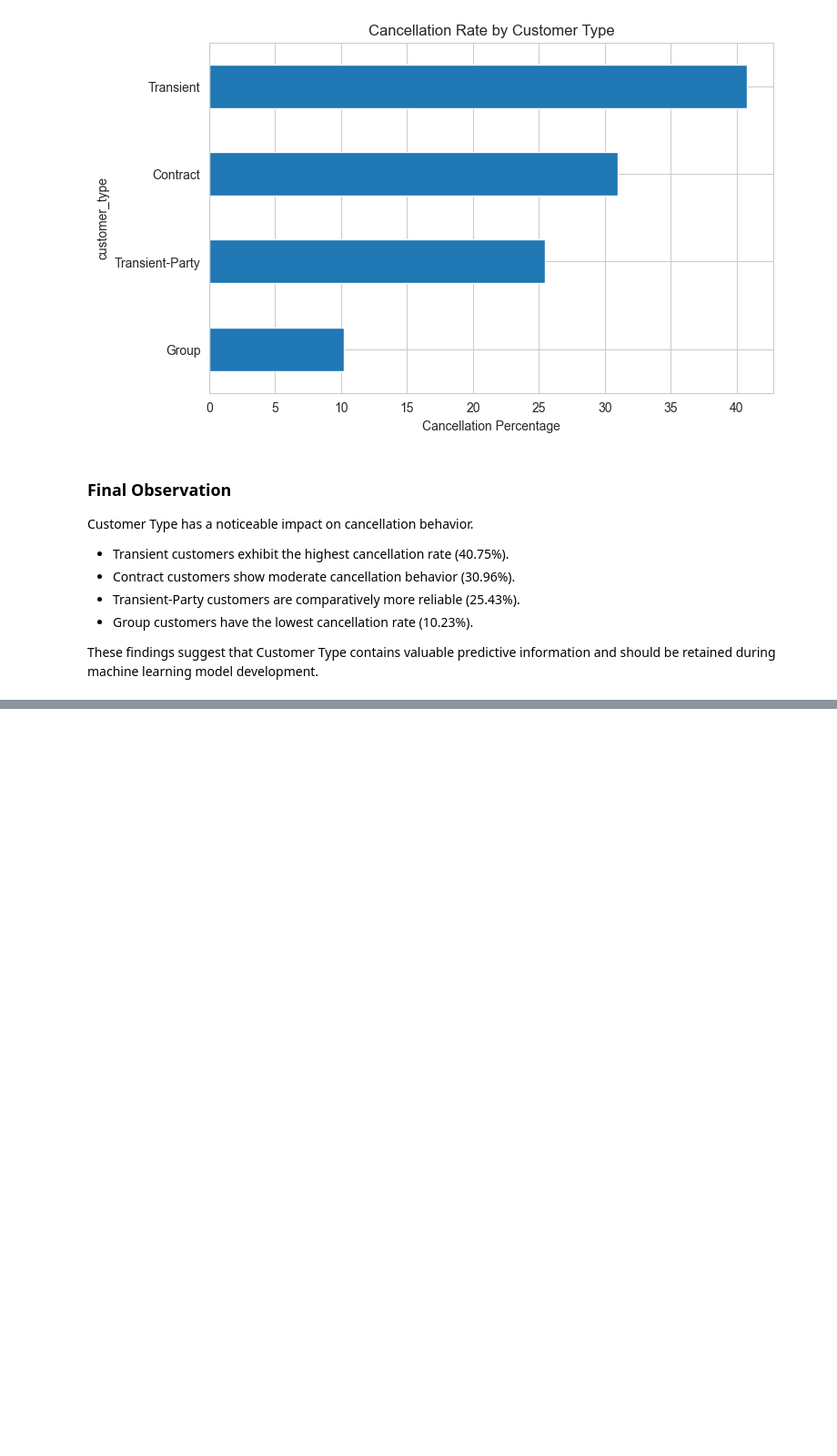
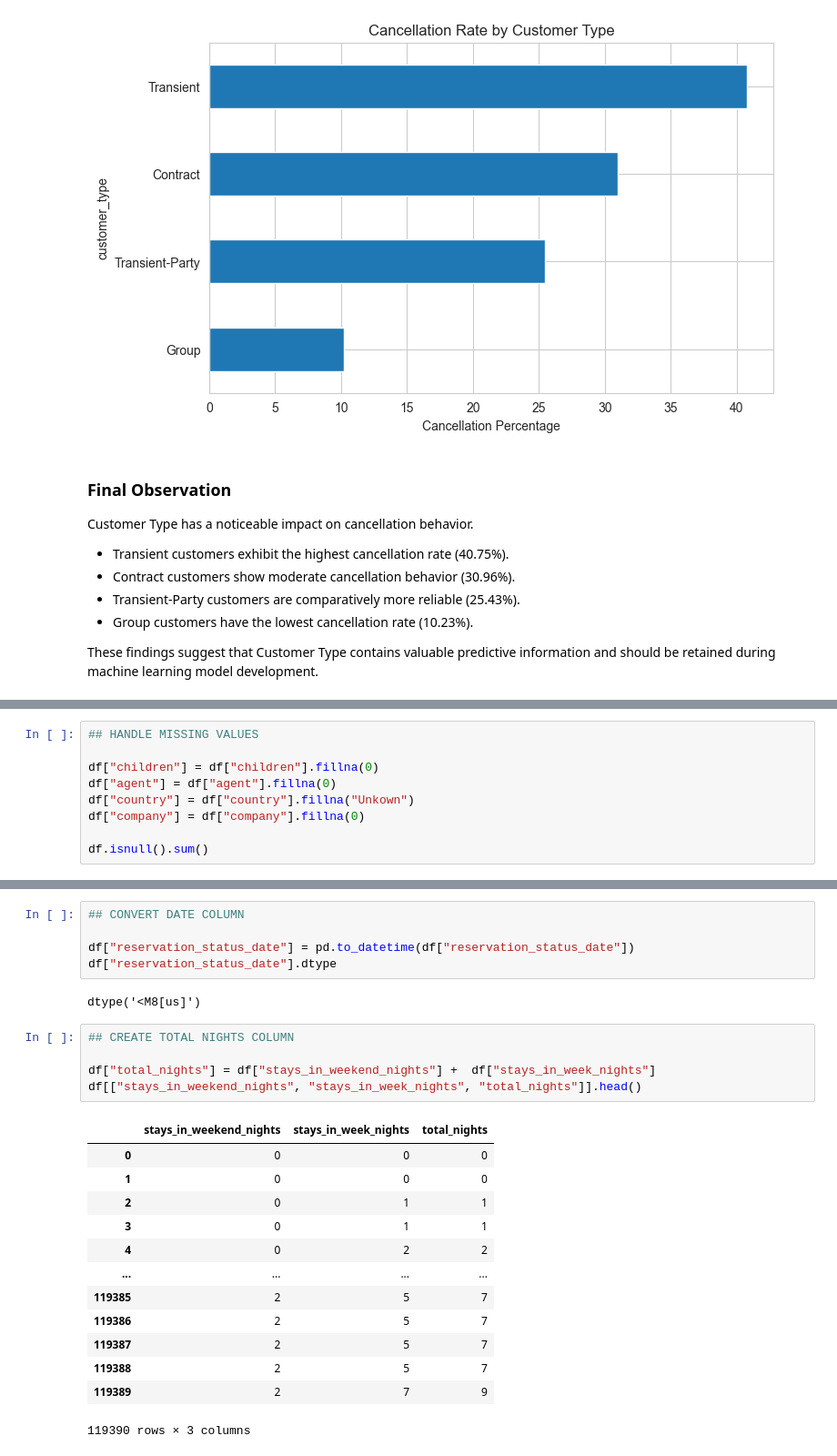
Before and after one commit to bansalbhumi/Hotel-Demand-Analytics-and-Cancellation-Prediction-Project, a Jupyter notebook: notebooks/02_visual_analysis.ipynb, the cells around one changed output, grey strips where cells are left out. Shown at 91% size. Cells and saved outputs as stored; diff of their text form; blank space fills up the shorter version.

```diff
--- a/notebooks/02_visual_analysis.ipynb
+++ b/notebooks/02_visual_analysis.ipynb
@@ -352,0 +377,9 @@ These findings suggest that Customer Type contains valuable predictive informati
+# %%
+## HANDLE MISSING VALUES
+
+df["children"] = df["children"].fillna(0)
+df["agent"] = df["agent"].fillna(0)
+df["country"] = df["country"].fillna("Unkown")
+df["company"] = df["company"].fillna(0)
+
+df.isnull().sum()
@@ -352,0 +411,26 @@ These findings suggest that Customer Type contains valuable predictive informati
+# %%
+## CONVERT DATE COLUMN
+
+df["reservation_status_date"] = pd.to_datetime(df["reservation_status_date"])
+df["reservation_status_date"].dtype
+# %% [output]
+dtype('<M8[us]')
+# %%
+## CREATE TOTAL NIGHTS COLUMN
+
+df["total_nights"] = df["stays_in_weekend_nights"] +  df["stays_in_week_nights"]
+df[["stays_in_weekend_nights", "stays_in_week_nights", "total_nights"]].head()
+# %% [output]
+|  | stays_in_weekend_nights | stays_in_week_nights | total_nights |
+| 0 | 0 | 0 | 0 |
+| 1 | 0 | 0 | 0 |
+| 2 | 0 | 1 | 1 |
+| 3 | 0 | 1 | 1 |
+| 4 | 0 | 2 | 2 |
+| ... | ... | ... | ... |
+| 119385 | 2 | 5 | 7 |
+| 119386 | 2 | 5 | 7 |
+| 119387 | 2 | 5 | 7 |
+| 119388 | 2 | 5 | 7 |
+| 119389 | 2 | 7 | 9 |
+119390 rows × 3 columns
```
Also changed, not shown: parts of 11 cells of this notebook, 1 other file.
